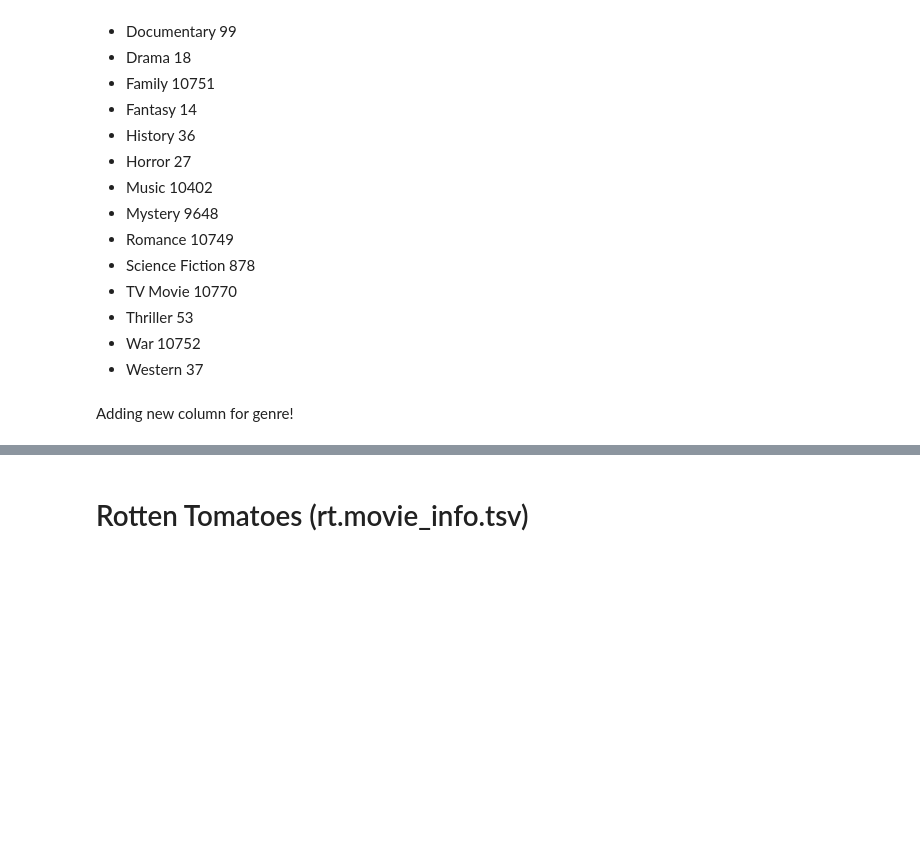
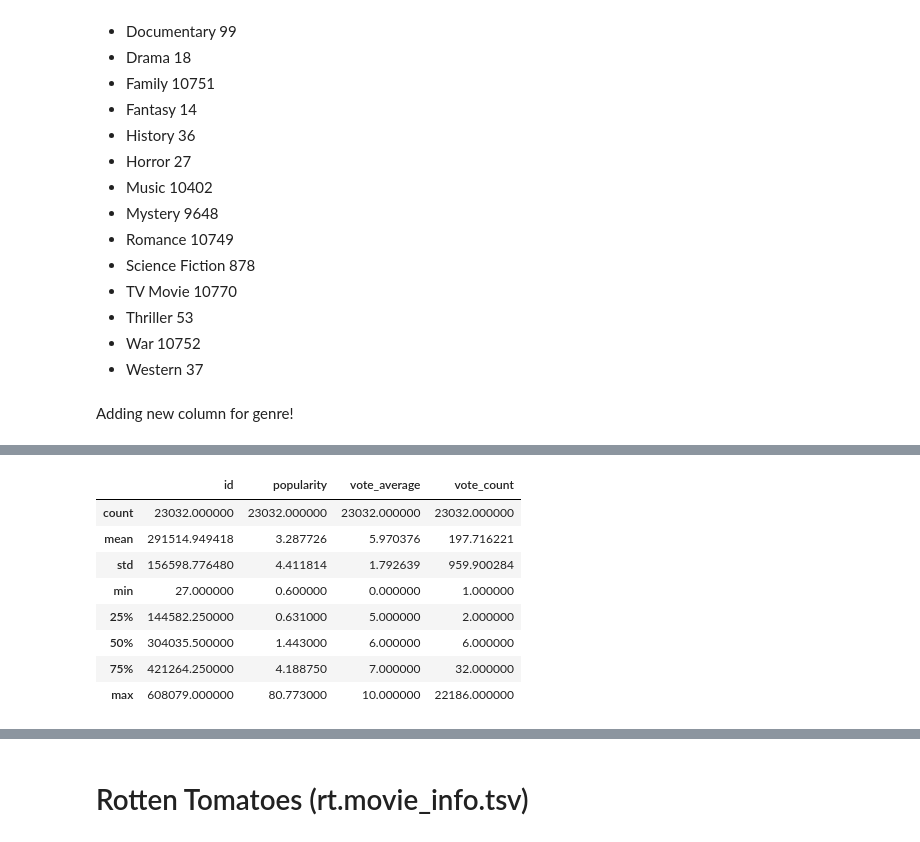
Before and after one commit to ThomasHChapman/p1_project, a Jupyter notebook: ZachWorkingNotebook.ipynb, the cells around one changed output, grey strips where cells are left out. Drawn from its saved outputs; the diff is of its cells as text; code cells hidden in the pictures; blank space fills up the shorter version.

```diff
--- a/ZachWorkingNotebook.ipynb
+++ b/ZachWorkingNotebook.ipynb
@@ -124,0 +183,12 @@ df_movies.head()
+# %%
+df_movies.describe()
+# %% [output]
+|  | id | popularity | vote_average | vote_count |
+| count | 23032.000000 | 23032.000000 | 23032.000000 | 23032.000000 |
+| mean | 291514.949418 | 3.287726 | 5.970376 | 197.716221 |
+| std | 156598.776480 | 4.411814 | 1.792639 | 959.900284 |
+| min | 27.000000 | 0.600000 | 0.000000 | 1.000000 |
+| 25% | 144582.250000 | 0.631000 | 5.000000 | 2.000000 |
+| 50% | 304035.500000 | 1.443000 | 6.000000 | 6.000000 |
+| 75% | 421264.250000 | 4.188750 | 7.000000 | 32.000000 |
+| max | 608079.000000 | 80.773000 | 10.000000 | 22186.000000 |
```
Also changed, not shown: parts of 10 cells of this notebook, 1 other file.
